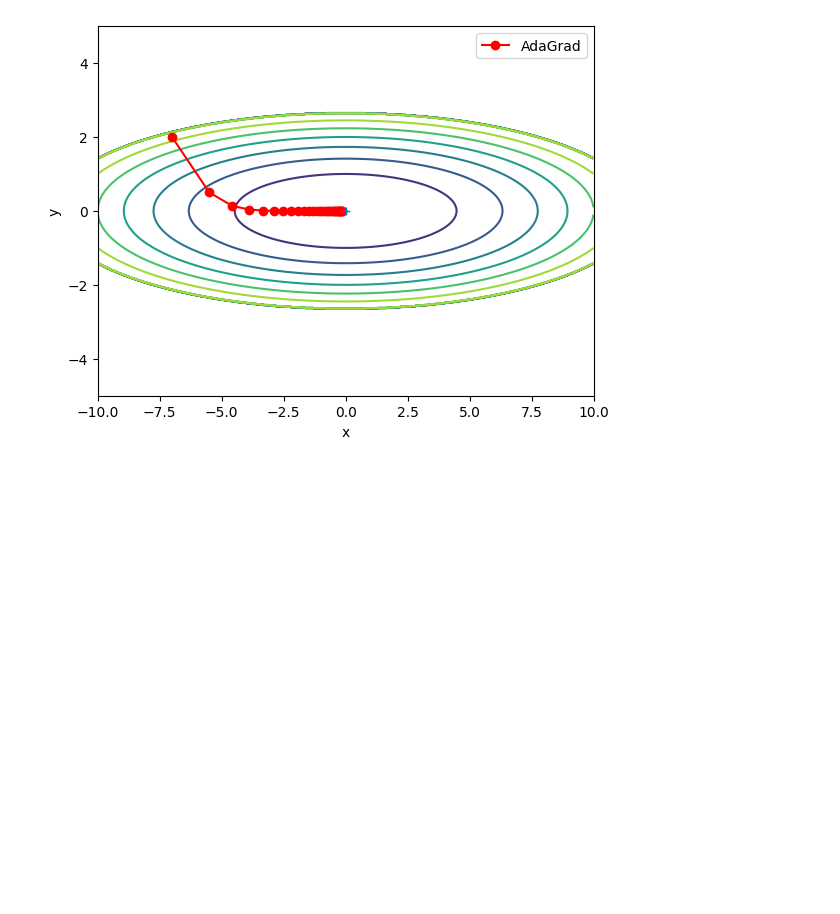
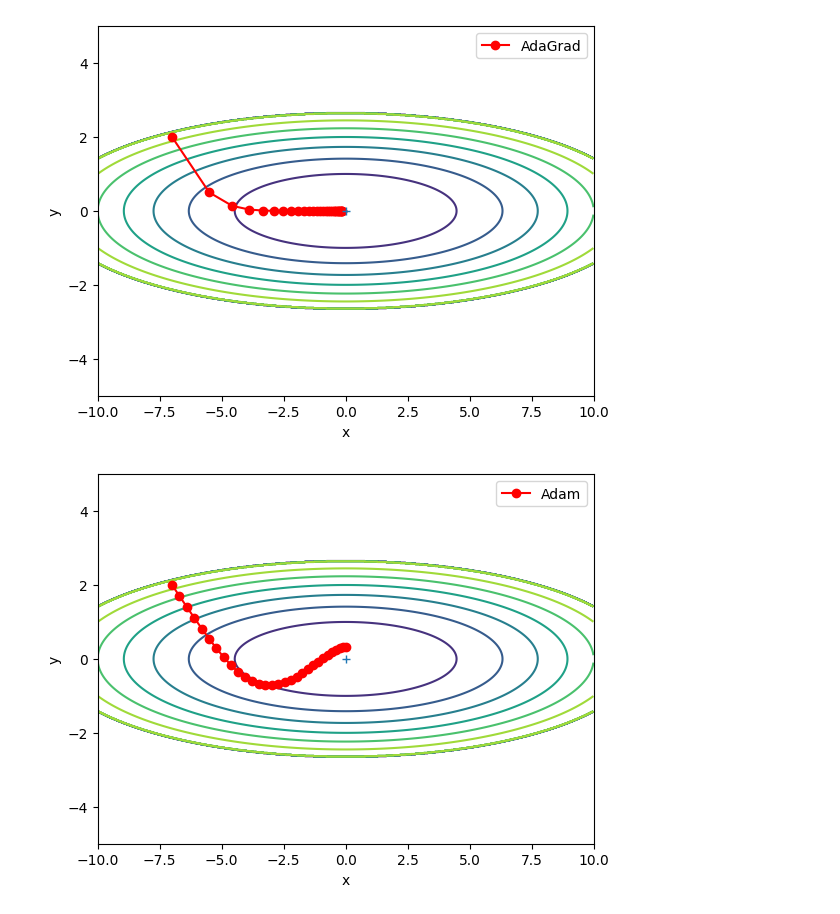
Before and after one commit to JPL-JUNO/Deep-Learning-From-Scratch-J, a Jupyter notebook: ch06/ch06.ipynb, the cells around one changed output. Saved outputs shown, nothing was run; the diff lists cells and outputs as text; code cells hidden in the pictures; blank space fills up the shorter version.

```diff
--- a/ch06/ch06.ipynb
+++ b/ch06/ch06.ipynb
@@ -64,3 +64,9 @@ plot_contour()
 optimizer_history(optimizer, optimizer_name='AdaGrad')
 # %% [output]
 [figure]
+# %%
+optimizer = Adam(lr=.3)
+plot_contour()
+optimizer_history(optimizer=optimizer, optimizer_name='Adam')
+# %% [output]
+[figure, added]
```
Also changed, not shown: 9 other files.
